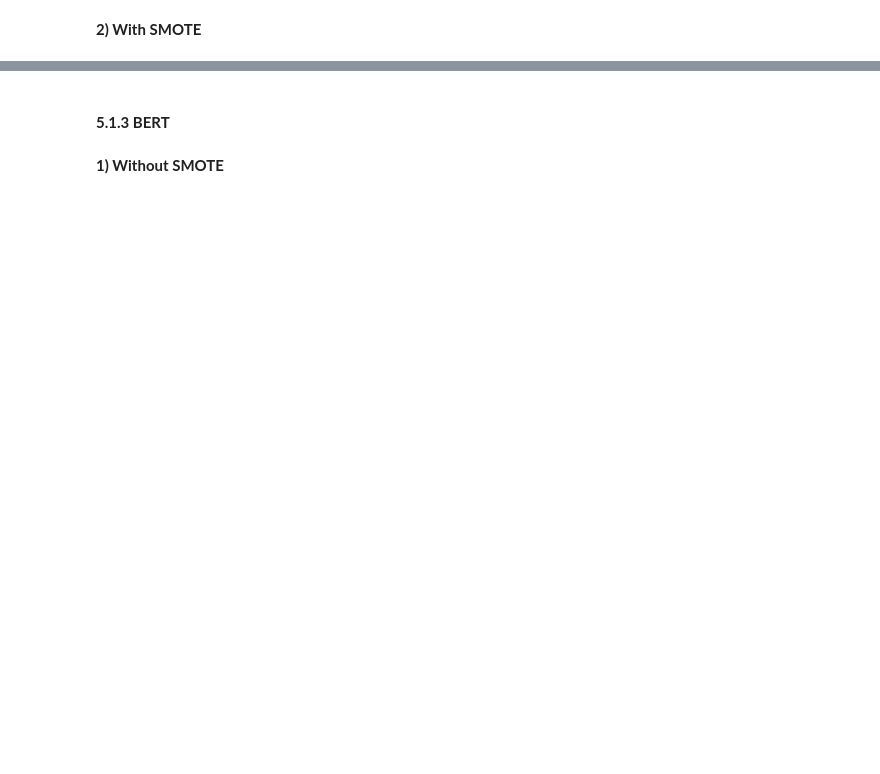
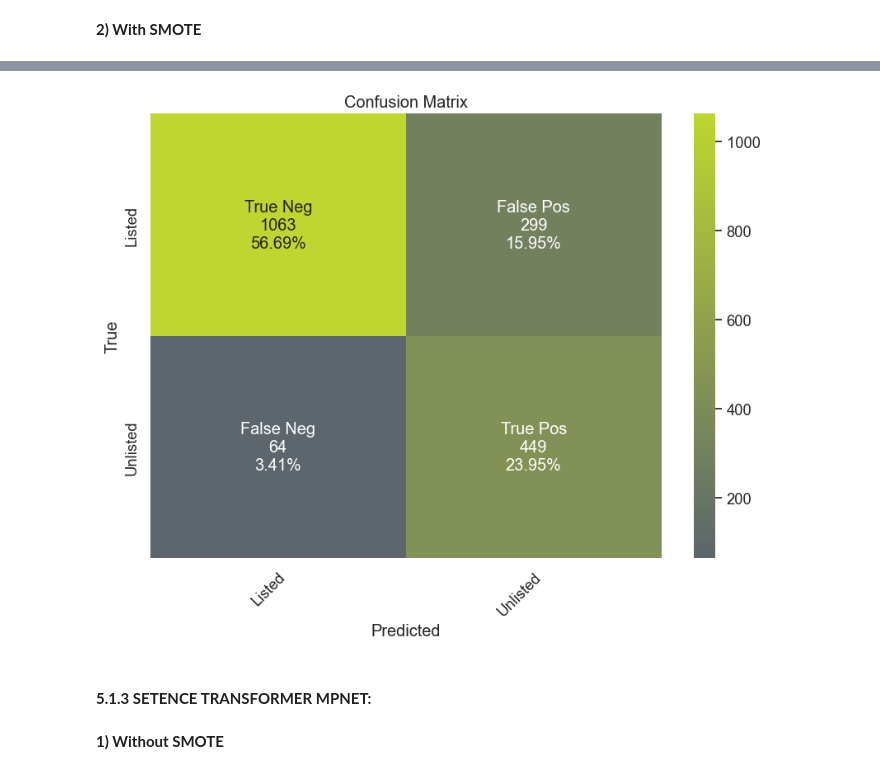
Before and after one commit to sofiacper/TM_Project, a Jupyter notebook: Project.ipynb, the cells around one changed output, grey strips where cells are left out. Cells and saved outputs as stored; diff of their text form; code cells hidden in the pictures; blank space fills up the shorter version.

```diff
--- a/Project.ipynb
+++ b/Project.ipynb
@@ -2461,7 +2421,7 @@ plot_cm(confusion_matrix(y_val, knn_bow_s_y_val_pred), list(labels))
 # %% [markdown]
 **1) Without SMOTE**
 # %%
-knn_glove=KNeighborsClassifier(weights ='distance', n_jobs = -1)
+knn_glove=KNeighborsClassifier(weights ='distance', n_jobs = -1,n_neighbors = 15, metric = 'cosine')
 
 knn_glove.fit(X_train_glove, y_train)
 
@@ -2485,5 +2445,5 @@ plot_cm(confusion_matrix(y_val, knn_glove_y_val_pred), list(labels))
 **2) With SMOTE**
 # %%
 smote = SMOTE()
-X_train_smote_g, y_train_smote_g = smote.fit_resample(X_train_g, y_train.values)
+X_train_smote_g, y_train_smote_g = smote.fit_resample(X_train_glove, y_train)
 print(X_train_smote_g.shape, y_train_smote_g.shape)
@@ -2490,8 +2452,8 @@ print(X_train_smote_g.shape, y_train_smote_g.shape)
 # %%
-knn_glove_s=KNeighborsClassifier(weights ='distance', n_jobs = -1)
+knn_glove_s=KNeighborsClassifier(weights ='distance', n_jobs = -1,n_neighbors = 15, metric = 'cosine')
 
 knn_glove_s.fit(X_train_smote_g, y_train_smote_g)
 
-knn_glove_s_y_val_pred = knn_glove.predict(X_val_g)
+knn_glove_s_y_val_pred = knn_glove_s.predict(X_val_glove)
 
-print(classification_report(y_val, knn_glove_s_y_val_pred, target_names = labels.keys()))
+print(classification_report(y_val, knn_glove_s_y_val_pred, target_names = labels))
@@ -2498,6 +2469,8 @@ print(classification_report(y_val, knn_glove_s_y_val_pred, target_names = labels
 # %%
-plot_cm(confusion_matrix(y_val, knn_glove_s_y_val_pred), list(labels.keys()))
+plot_cm(confusion_matrix(y_val, knn_glove_s_y_val_pred), labels)
+# %% [output]
+[figure, added]
 # %% [markdown]
-#### **5.1.3 BERT**
+#### **5.1.3 SETENCE TRANSFORMER MPNET:**
 # %% [markdown]
 **1) Without SMOTE**
```
Also changed, not shown: parts of 108 cells of this notebook, 1 other file.
